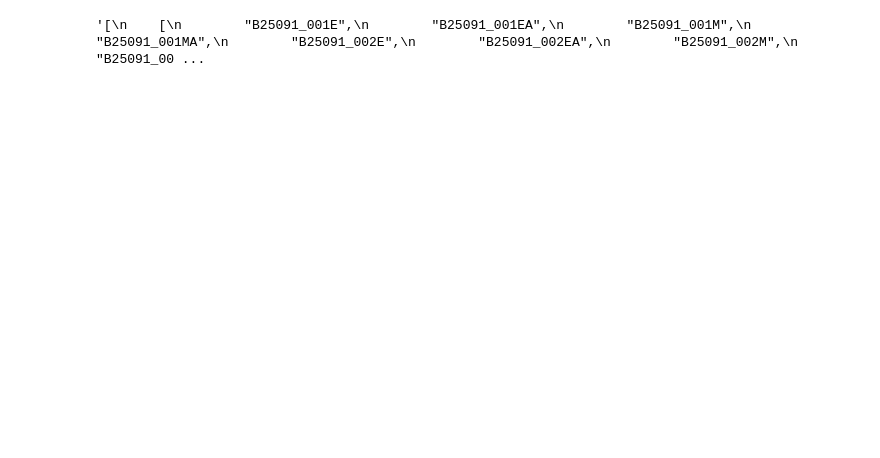
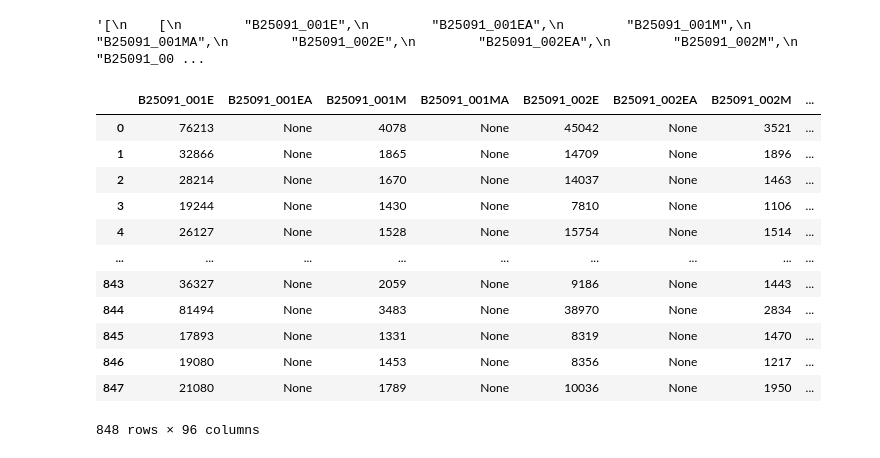
Before and after one commit to dfquinn23/Project_1, a Jupyter notebook: Census/7-17-24 Work/2022_Housing-Affordability.ipynb, the cells around one changed output. Drawn from its saved outputs; the diff is of its cells as text; code cells hidden in the pictures; blank space fills up the shorter version.

```diff
--- a/Census/7-17-24 Work/2022_Housing-Affordability.ipynb
+++ b/Census/7-17-24 Work/2022_Housing-Affordability.ipynb
@@ -33,11 +33,26 @@ json.dumps(query, indent=4)
 # %%
 #Raw dataframe - column headings are the code that refers to different screening variables. I researched
 #these are used the common names in my column rename code below:
 
 housing_percent_income_2022 = pd.DataFrame(query)
 housing_percent_income_2022.columns = housing_percent_income_2022.iloc[0]
 housing_percent_income_2022 = housing_percent_income_2022[1:]
 housing_percent_income_2022.reset_index(drop=True, inplace=True)
+housing_percent_income_2022
+# %% [output]
+|  | B25091_001E | B25091_001EA | B25091_001M | B25091_001MA | B25091_002E | B25091_002EA | B25091_002M | ... |
+| 0 | 76213 | None | 4078 | None | 45042 | None | 3521 | ... |
+| 1 | 32866 | None | 1865 | None | 14709 | None | 1896 | ... |
+| 2 | 28214 | None | 1670 | None | 14037 | None | 1463 | ... |
+| 3 | 19244 | None | 1430 | None | 7810 | None | 1106 | ... |
+| 4 | 26127 | None | 1528 | None | 15754 | None | 1514 | ... |
+| ... | ... | ... | ... | ... | ... | ... | ... | ... |
+| 843 | 36327 | None | 2059 | None | 9186 | None | 1443 | ... |
+| 844 | 81494 | None | 3483 | None | 38970 | None | 2834 | ... |
+| 845 | 17893 | None | 1331 | None | 8319 | None | 1470 | ... |
+| 846 | 19080 | None | 1453 | None | 8356 | None | 1217 | ... |
+| 847 | 21080 | None | 1789 | None | 10036 | None | 1950 | ... |
+848 rows × 96 columns
 # %%
 housing_percent_income_2022_df = housing_percent_income_2022[['NAME', 'B25091_001E', 'B25091_002E', 'B25091_003E', 'B25091_004E', 'B25091_005E', 'B25091_006E', 'B25091_007E',
                                                               'B25091_008E', 'B25091_009E', 'B25091_010E', 'B25091_011E', 'B25091_012E',
```
Also changed, not shown: parts of 2 cells of this notebook, 4 other files.
